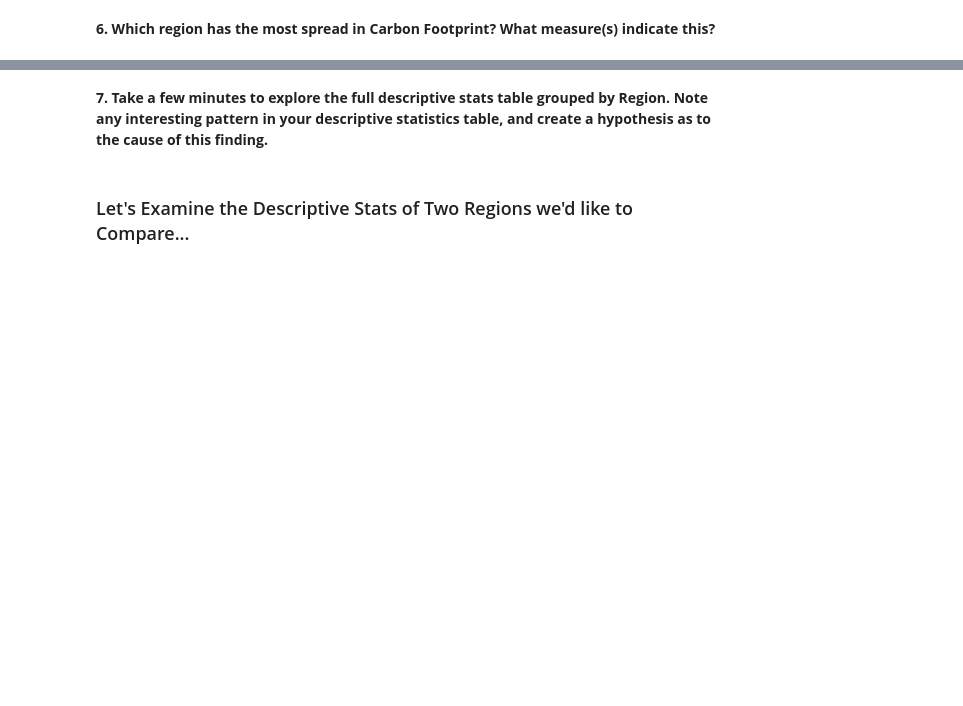
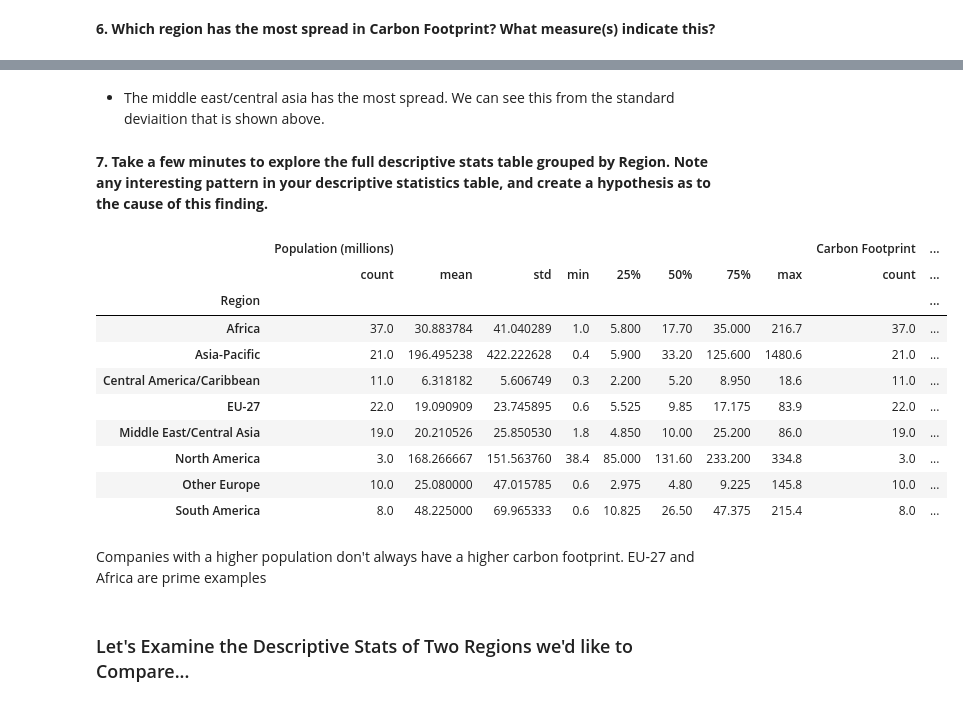
Before and after one commit to Tuckersteward/Spring-2025, a Jupyter notebook: Data 3300/Python/Unit 2/ICE Descriptive Statistics/ICE_EDA_Descriptive_Statistics_TEMPLATE_Sp25.ipynb, the cells around one changed output, grey strips where cells are left out. Saved outputs shown, nothing was run; the diff lists cells and outputs as text; code cells hidden in the pictures; blank space fills up the shorter version.

```diff
--- a/Data 3300/Python/Unit 2/ICE Descriptive Statistics/ICE_EDA_Descriptive_Statistics_TEMPLATE_Sp25.ipynb
+++ b/Data 3300/Python/Unit 2/ICE Descriptive Statistics/ICE_EDA_Descriptive_Statistics_TEMPLATE_Sp25.ipynb
@@ -96,7 +193,23 @@ df2.groupby('Region')[''].().sort_values(ascending=False)
+# %% [markdown]
+* The middle east/central asia has the most spread.  We can see this from the standard deviaition that is shown above.
 # %% [markdown]
 **7. Take a few minutes to explore the full descriptive stats table grouped by Region. Note any interesting pattern in your descriptive statistics table, and create a hypothesis as to the cause of this finding.**
 # %%
-df2.groupby('Region')
+df2[['Region', 'Population (millions)', 'Carbon Footprint']].groupby('Region').describe()
+# %% [output]
+|  | Population (millions) |  |  |  |  |  |  |  | Carbon Footprint | ... |
+|  | count | mean | std | min | 25% | 50% | 75% | max | count | ... |
+| Region |  |  |  |  |  |  |  |  |  | ... |
+| Africa | 37.0 | 30.883784 | 41.040289 | 1.0 | 5.800 | 17.70 | 35.000 | 216.7 | 37.0 | ... |
+| Asia-Pacific | 21.0 | 196.495238 | 422.222628 | 0.4 | 5.900 | 33.20 | 125.600 | 1480.6 | 21.0 | ... |
+| Central America/Caribbean | 11.0 | 6.318182 | 5.606749 | 0.3 | 2.200 | 5.20 | 8.950 | 18.6 | 11.0 | ... |
+| EU-27 | 22.0 | 19.090909 | 23.745895 | 0.6 | 5.525 | 9.85 | 17.175 | 83.9 | 22.0 | ... |
+| Middle East/Central Asia | 19.0 | 20.210526 | 25.850530 | 1.8 | 4.850 | 10.00 | 25.200 | 86.0 | 19.0 | ... |
+| North America | 3.0 | 168.266667 | 151.563760 | 38.4 | 85.000 | 131.60 | 233.200 | 334.8 | 3.0 | ... |
+| Other Europe | 10.0 | 25.080000 | 47.015785 | 0.6 | 2.975 | 4.80 | 9.225 | 145.8 | 10.0 | ... |
+| South America | 8.0 | 48.225000 | 69.965333 | 0.6 | 10.825 | 26.50 | 47.375 | 215.4 | 8.0 | ... |
+# %% [markdown]
+Companies with a higher population don't always have a higher carbon footprint.  EU-27 and Africa are prime examples
 # %% [markdown]
 ### Let's Examine the Descriptive Stats of Two Regions we'd like to Compare...
 # %% [markdown]
```
Also changed, not shown: parts of 19 cells of this notebook, 25 other files.
